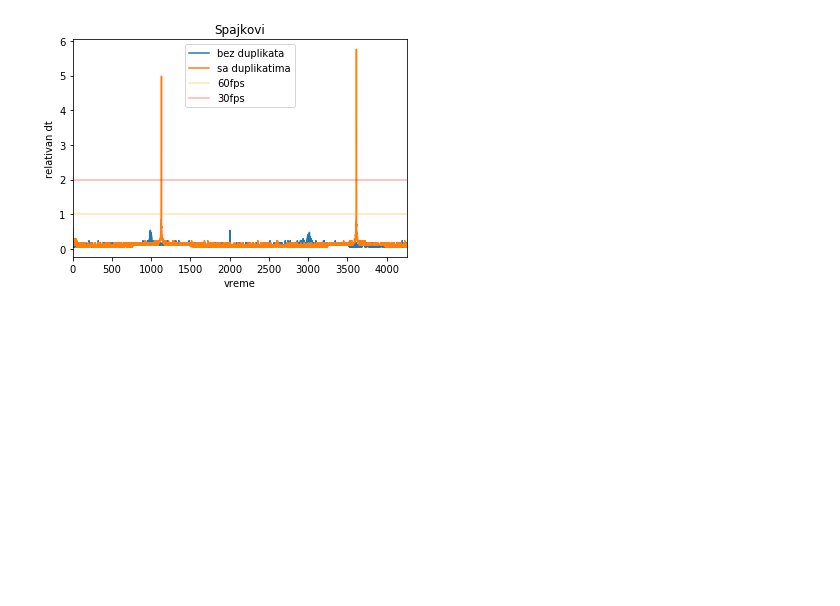
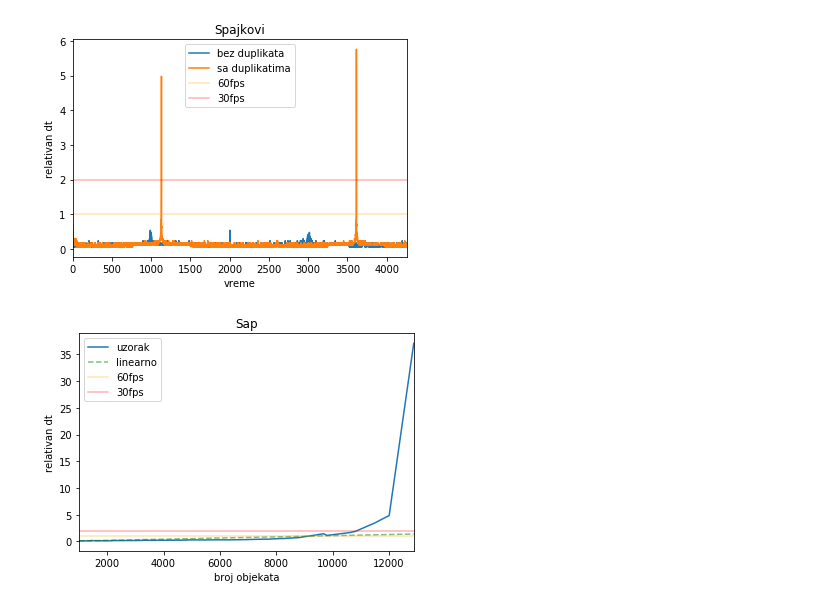
Before and after one commit to kredenac/collision-detection, a Jupyter notebook: analyze/visualize.ipynb, the cells around one changed output. Saved outputs shown, nothing was run; the diff lists cells and outputs as text; code cells hidden in the pictures; blank space fills up the shorter version.

Commit message:
sap charts

```diff
--- a/analyze/visualize.ipynb
+++ b/analyze/visualize.ipynb
@@ -14,7 +23,8 @@ nrange = range(len(df))
 # df.groupby('count').mean().index
 # %%
 def plot(dataframe, xstr, ystr, xlabel, ylabel, figname,
-         xlimUpper=None,  ylimUpper=None, title=None, dataframe2=None, label1=None, label2=None, xticksrot=0, drawLinear=True):
+         xlimUpper=None,  ylimUpper=None, title=None, dataframe2=None, label1=None, label2=None, xticksrot=0, drawLinear=True,
+        xstr2=None, ystr2=None):
     if xstr == 'index':
         # dont group by, just plot ystr
         xdf, ydf = range(len(dataframe)), dataframe[ystr]
@@ -25,11 +35,13 @@ def plot(dataframe, xstr, ystr, xlabel, ylabel, figname,
     plt.plot(xdf, ydf, label=lbl) #1/df['dt']*60)
     if dataframe2 is not None:
         lbl = 'uzorak' if label2 is None else label2
-        if xstr == 'index':
+        xstr2 = xstr if xstr2 is None else xstr2
+        ystr2 = ystr if ystr2 is None else ystr2
+        if xstr2 == 'index':
         # dont group by, just plot ystr
-            plt.plot( range(len(dataframe2)), dataframe2[ystr], label=lbl)
+            plt.plot( range(len(dataframe2)), dataframe2[ystr2], label=lbl)
         else:
-            plt.plot(dataframe2[xstr], dataframe2[ystr], label=lbl)
+            plt.plot(dataframe2[xstr2], dataframe2[ystr2], label=lbl)
     if title != None:
         plt.title(title)
     # plt.plot([-10, max(df['count'])], [1,1])
@@ -113,3 +117,16 @@ plot(dataframe=dfNoCollOctreeNoDups , xstr='index', ystr='dt',
    )
 # %% [output]
 [figure]
+# %%
+
+dfsap = pd.read_csv(basePath+'sap1.csv'
+                 , header=None,
+                names=['dt','size','count', 'swaps'])
+dfsap = dfsap[(dfsap.swaps != 0)]
+plot(dataframe=dfsap
+, xstr='count', ystr='dt',
+     xlabel='broj objekata', ylabel='relativan dt', # xlimUpper=7000, ylimUpper=15,
+     title='Sap', figname='sap1',
+   )
+# %% [output]
+[figure, added]
```
Also changed, not shown: parts of 8 cells of this notebook, 10 other files.
